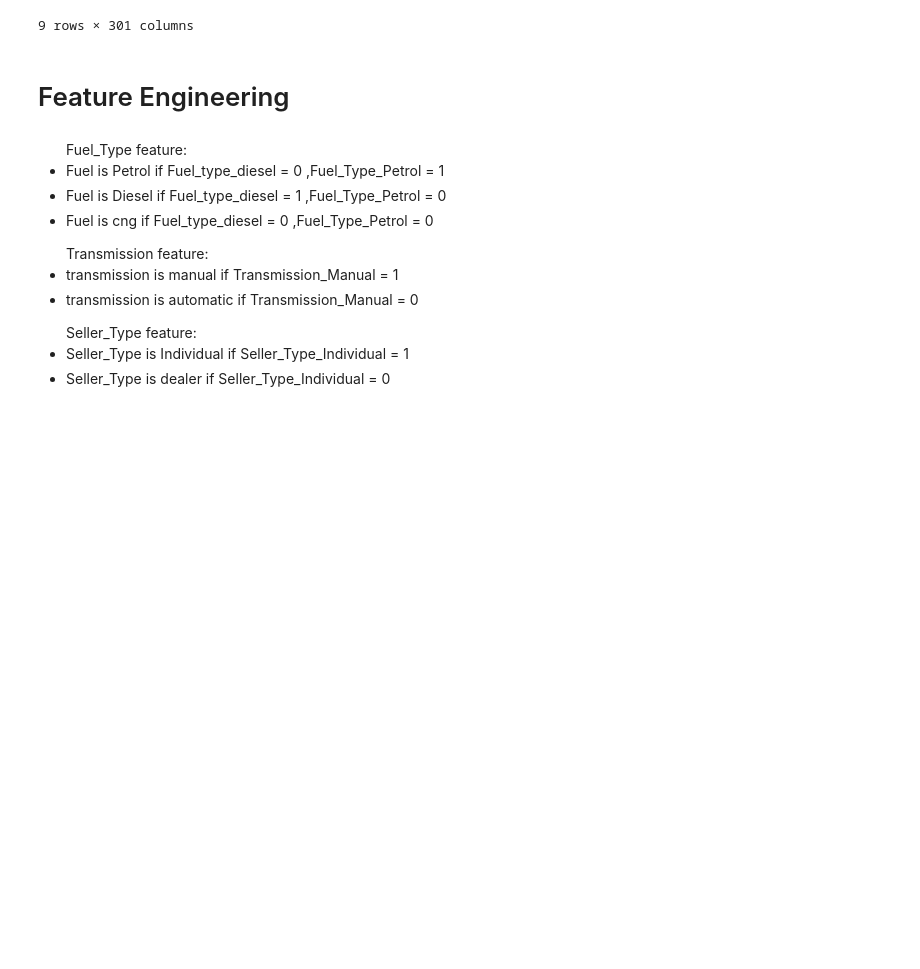
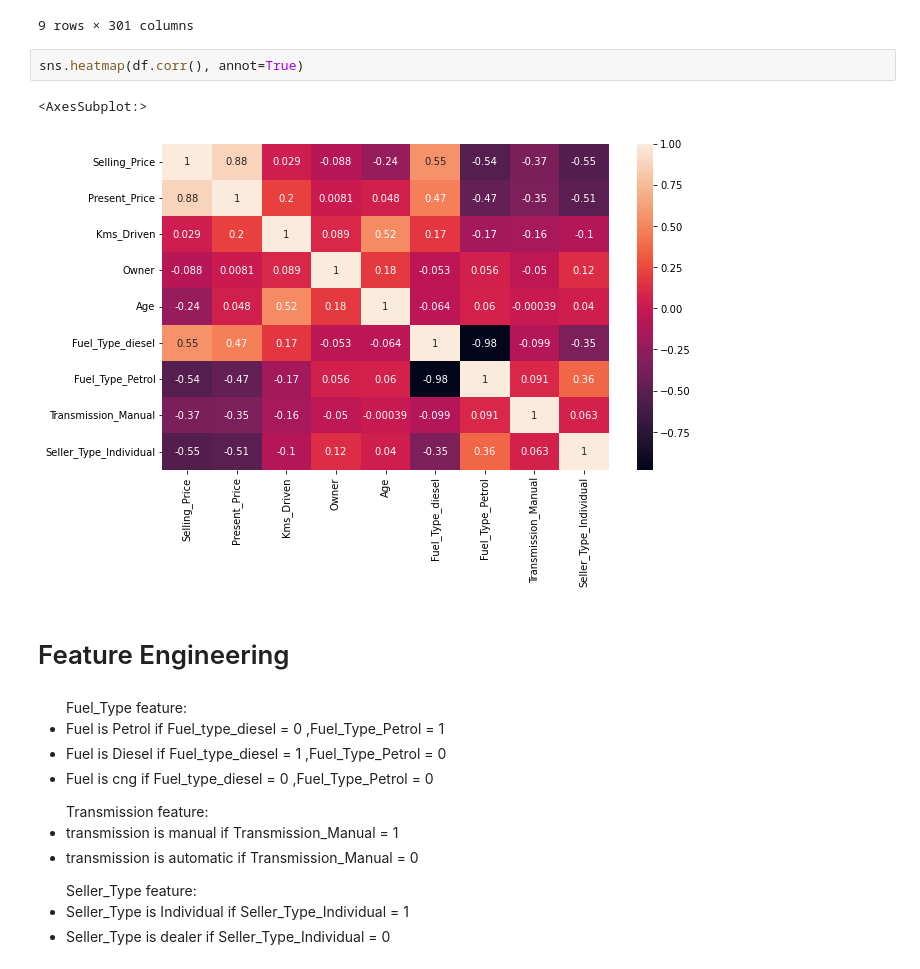
Before and after one commit to mademet/ML, a Jupyter notebook: Assignment 1 Used_Car_Price/used_car_price_prediction_assignment1.ipynb, the cells around one changed output. Saved outputs shown, nothing was run; the diff lists cells and outputs as text; blank space fills up the shorter version.

```diff
--- a/Assignment 1 Used_Car_Price/used_car_price_prediction_assignment1.ipynb
+++ b/Assignment 1 Used_Car_Price/used_car_price_prediction_assignment1.ipynb
@@ -157,6 +157,11 @@ df.T
 | Transmission_Manual | 1.00 | 1.00 | 1.00 | 1.00 | 1.00 | 1.00 | 1.00 | 1.00 | 1.00 | 1.00 | 1.00 | ... |
 | Seller_Type_Individual | 0.00 | 0.00 | 0.00 | 0.00 | 0.00 | 0.00 | 0.00 | 0.00 | 0.00 | 0.00 | 0.00 | ... |
 9 rows × 301 columns
+# %%
+sns.heatmap(df.corr(), annot=True)
+# %% [output]
+<AxesSubplot:>
+[figure, added]
 # %% [markdown]
 # Feature Engineering
 # %% [markdown]
```
Also changed, not shown: parts of 12 cells of this notebook, 37 other files.
